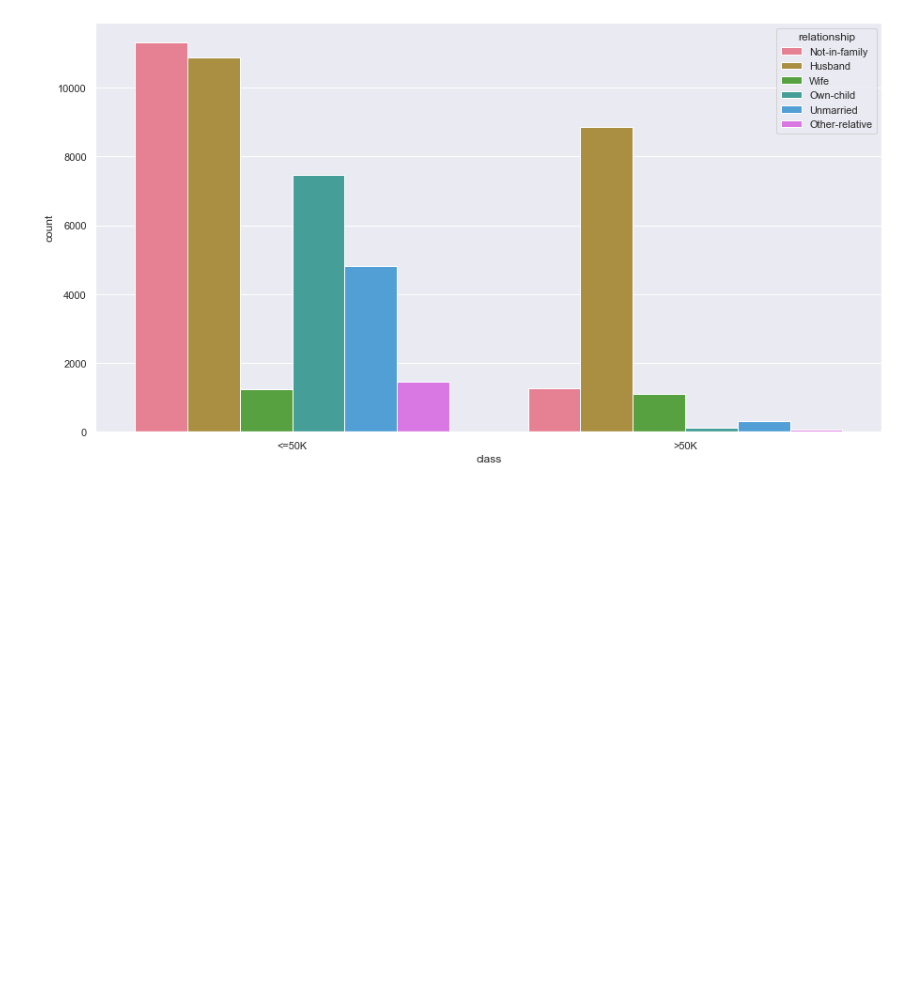
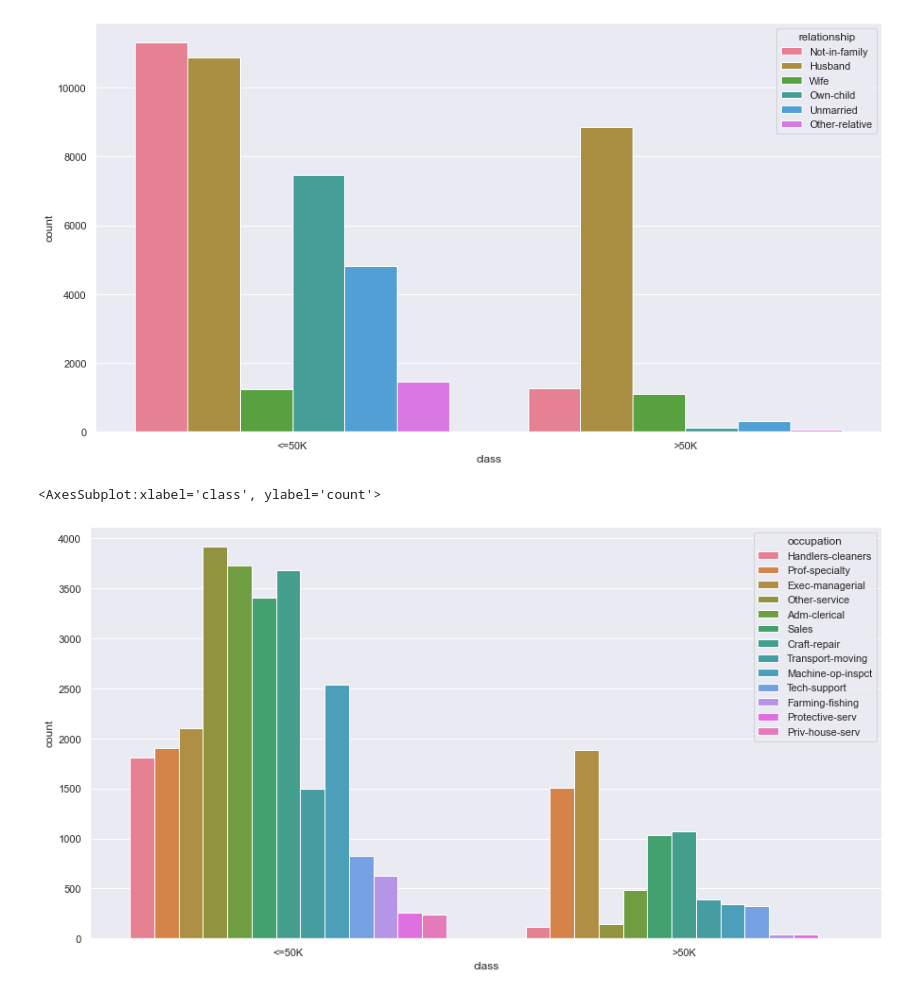
Before and after one commit to plasticfruittree/SciComp_Project, a Jupyter notebook: Main.ipynb, the cells around one changed output. Saved outputs shown, nothing was run; the diff lists cells and outputs as text; code cells hidden in the pictures; blank space fills up the shorter version.

Commit message:
Plot example

```diff
--- a/Main.ipynb
+++ b/Main.ipynb
@@ -135,3 +135,11 @@ sns.countplot(x="class", data = df2, hue = "relationship", palette= "husl")
 [figure]
 [figure]
 [figure]
+# %%
+# create a new dataframe
+private_workclass = df2[df['workclass']== 'Private']
+private_workclass.head()
+sns.countplot(x="class", data = private_workclass, hue = "occupation", palette= "husl")
+# %% [output]
+<AxesSubplot:xlabel='class', ylabel='count'>
+[figure, added]
```
